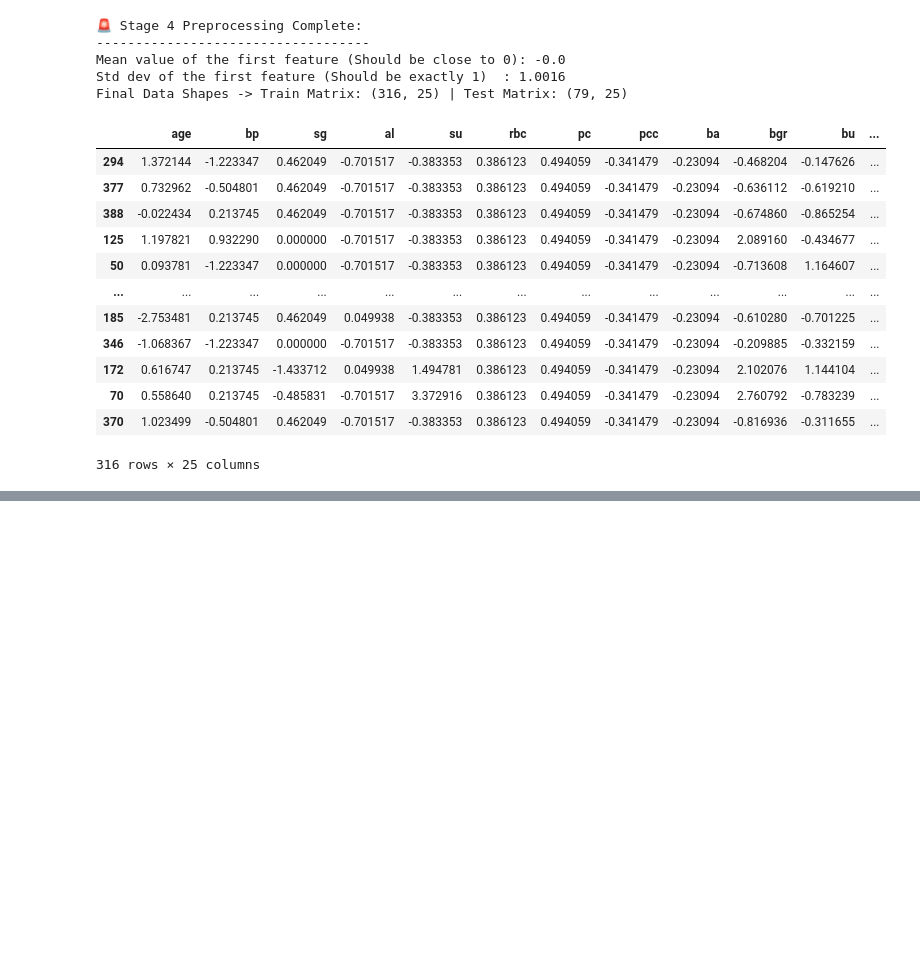
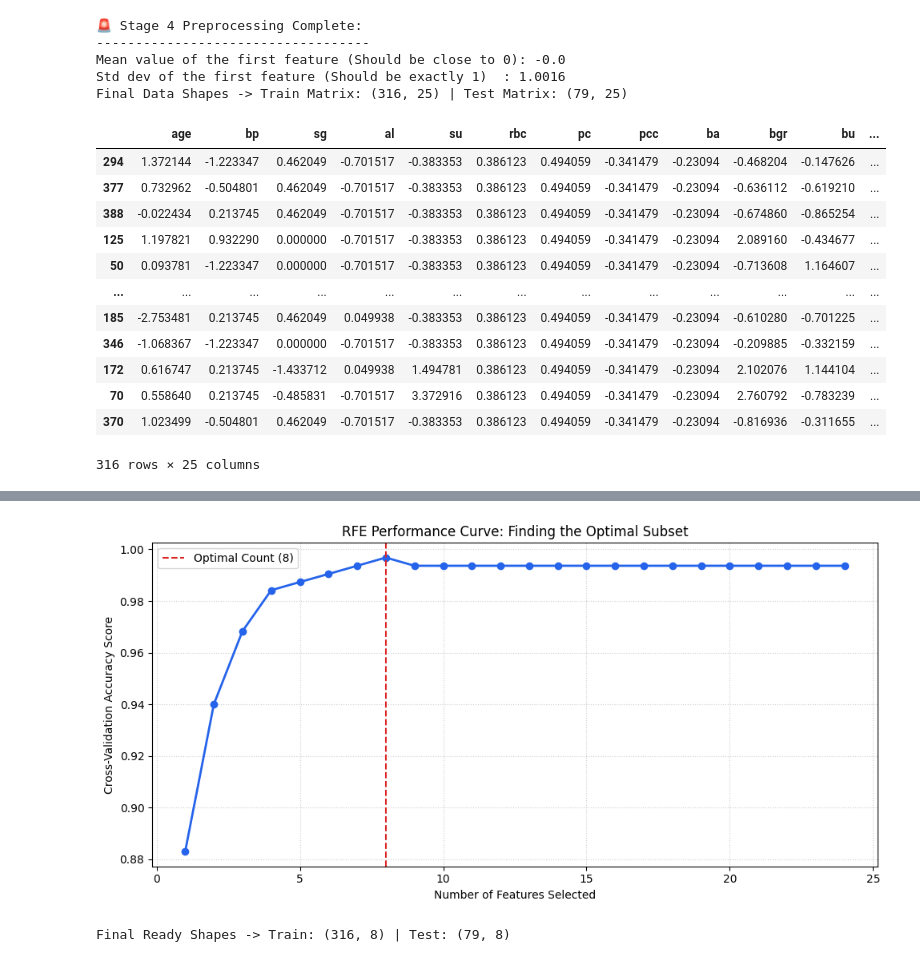
Before and after one commit to ShabeebMhd/CKD_Capstone-Project, a Jupyter notebook: Preprocessing_myself.ipynb, the cells around one changed output, grey strips where cells are left out. Saved outputs shown, nothing was run; the diff lists cells and outputs as text; code cells hidden in the pictures; blank space fills up the shorter version.

```diff
--- a/Preprocessing_myself.ipynb
+++ b/Preprocessing_myself.ipynb
@@ -1026,0 +1137,78 @@ X_train_scaled
+# %%
+import matplotlib.pyplot as plt
+from sklearn.ensemble import RandomForestClassifier
+from sklearn.feature_selection import RFECV
+from sklearn.model_selection import StratifiedKFold
+
+# 1. SETUP LOGICAL DATA CHECKS
+# Ensure you are using your datasets where 'pcv' has already been dropped
+X_train_rfe = X_train_final.copy()
+X_test_rfe = X_test_final.copy()
+
+# 2. DEFINE THE CORE ESTIMATOR AND CV STRATEGY
+# We use Random Forest (handles non-linear interactions well)
+estimator = RandomForestClassifier(n_estimators=100, random_state=42)
+
+# StratifiedKFold ensures the balance of CKD vs Not-CKD stays even across splits
+cv_strategy = StratifiedKFold(n_splits=5, shuffle=True, random_state=42)
+
+# 3. INITIALIZE AND FIT RFECV (RFE with Cross-Validation)
+# step=1 means drop exactly 1 feature per iteration
+# scoring='accuracy' searches for the subset that yields the highest accuracy
+rfecv = RFECV(
+    estimator=estimator,
+    step=1,
+    cv=cv_strategy,
+    scoring='accuracy',
+    n_jobs=-1
+)
+
+rfecv.fit(X_train_rfe, y_train)
+
+# 4. EXTRACT THE MATHEMATICAL OPTIMAL RESULTS
+optimal_feature_count = rfecv.n_features_
+selected_features = X_train_rfe.columns[rfecv.support_].tolist()
+dropped_features = [col for col in X_train_rfe.columns if col not in selected_features]
+
+print("--- RFE Selection Summary ---")
+print(f"Original number of features : {X_train_rfe.shape[1]}")
+print(f"Optimal number of features  : {optimal_feature_count}")
+print(f"Number of features dropped  : {len(dropped_features)}")
+
+print("\n✅ KEEP THESE FEATURES:")
+print(selected_features)
+
+print("\n❌ DROP THESE FEATURES:")
+print(dropped_features)
+
+# 5. PLOT THE PERFORMANCE CURVE
+# This visualizes how accuracy drops or improves as features change
+plt.figure(figsize=(10, 5))
+plt.xlabel("Number of Features Selected")
+plt.ylabel("Cross-Validation Accuracy Score")
+plt.title("RFE Performance Curve: Finding the Optimal Subset")
+
+# Extract the mean accuracy across CV folds for each subset size
+# Note: depending on sklearn version, access via .cv_results_['mean_test_score']
+if hasattr(rfecv, 'cv_results_'):
+    scores = rfecv.cv_results_['mean_test_score']
+else:
+    scores = rfecv.grid_scores_ # Fallback for older sklearn versions
+
+plt.plot(range(1, len(scores) + 1), scores, marker='o', color='#2563EB', linewidth=2)
+plt.axvline(x=optimal_feature_count, color='#DC2626', linestyle='--', label=f'Optimal Count ({optimal_feature_count})')
+plt.legend()
+plt.grid(True, linestyle=':', alpha=0.6)
+plt.tight_layout()
+plt.show()
+
+# 6. TRANSFORM YOUR TRAIN AND TEST MATRICES TO THE FINAL SUBSET
+X_train_selected = rfecv.transform(X_train_rfe)
+X_test_selected = rfecv.transform(X_test_rfe)
+
+# Wrap back into pandas DataFrames to preserve naming context
+X_train_selected_df = pd.DataFrame(X_train_selected, columns=selected_features, index=X_train_rfe.index)
+X_test_selected_df = pd.DataFrame(X_test_selected, columns=selected_features, index=X_test_rfe.index)
+
+print(f"\nFinal Ready Shapes -> Train: {X_train_selected_df.shape} | Test: {X_test_selected_df.shape}")
+# %% [output]
@@ -1026,0 +1225,2 @@ X_train_scaled
+[figure, added]
+Final Ready Shapes -> Train: (316, 8) | Test: (79, 8)
```
Also changed, not shown: parts of 6 cells of this notebook.
